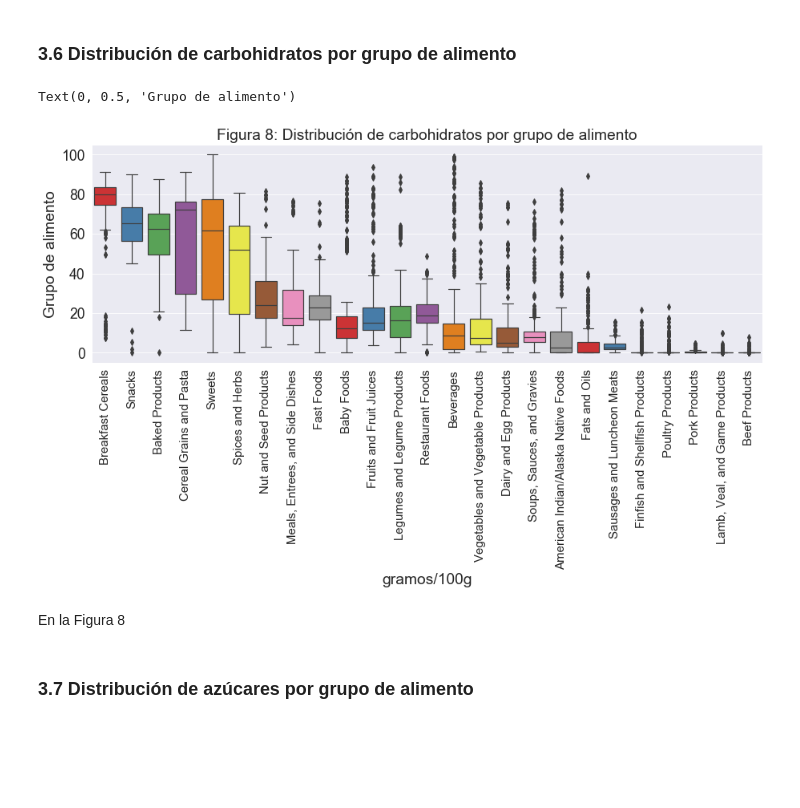
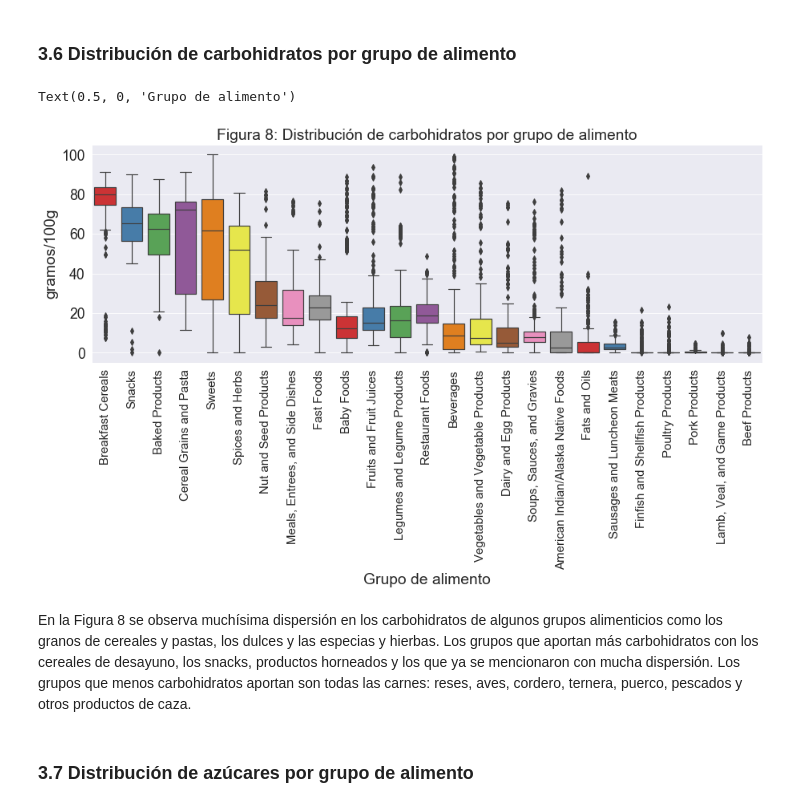
Before and after one commit to rafaelortegar/PCA-nutricion, a Jupyter notebook: results/reporte_final.ipynb, the cells around one changed output. Cells and saved outputs as stored; diff of their text form; code cells hidden in the pictures; blank space fills up the shorter version.

```diff
--- a/results/reporte_final.ipynb
+++ b/results/reporte_final.ipynb
@@ -328,18 +326,18 @@ En la Figura 7
 # %%
 sns.set(style="darkgrid")
 sns.set_context("paper", font_scale=2)
 plt.figure(figsize=(15, 5))
 ranks_kcal = datos.groupby('FoodGroup')['Carb_g'].mean().fillna(0).sort_values()[::-1].index
 kcal=sns.boxplot(datos['FoodGroup'], datos.Carb_g, palette='Set1',order = ranks_kcal)
 kcal.set_xticklabels(kcal.get_xticklabels(),rotation=90, size=15)
 kcal.set_title('Figura 8: Distribución de carbohidratos por grupo de alimento')
-kcal.set_xlabel('gramos/100g')
-kcal.set_ylabel('Grupo de alimento')
+kcal.set_ylabel('gramos/100g')
+kcal.set_xlabel('Grupo de alimento')
 # %% [output]
-Text(0, 0.5, 'Grupo de alimento')
+Text(0.5, 0, 'Grupo de alimento')
-[figure, old version]
+[figure, new version]
-# %% [markdown]
-En la Figura 8
+# %% [markdown]
+En la Figura 8 se observa muchísima dispersión en los carbohidratos de algunos grupos alimenticios como los granos de cereales y pastas, los dulces y las especias y hierbas. Los grupos que aportan más carbohidratos con los cereales de desayuno, los snacks, productos horneados y los que ya se mencionaron con mucha dispersión. Los grupos que menos carbohidratos aportan son todas las carnes: reses, aves, cordero, ternera, puerco, pescados y otros productos de caza.
 # %% [markdown]
 ### 3.7 Distribución de azúcares por grupo de alimento
 # %%
```
Also changed, not shown: parts of 55 cells of this notebook.
